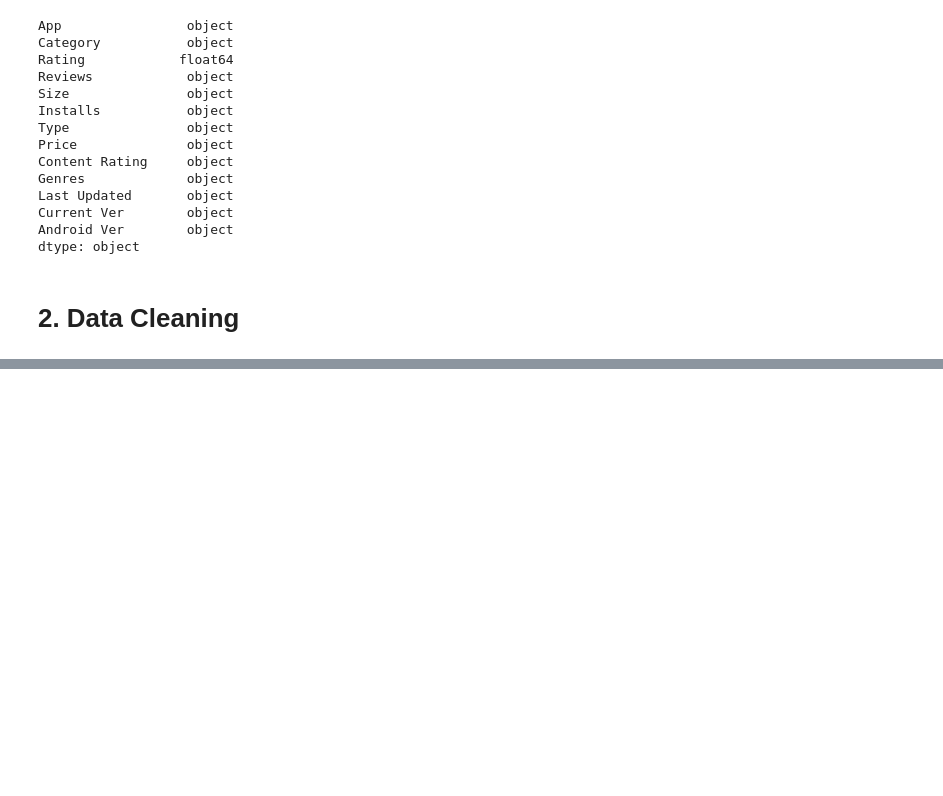
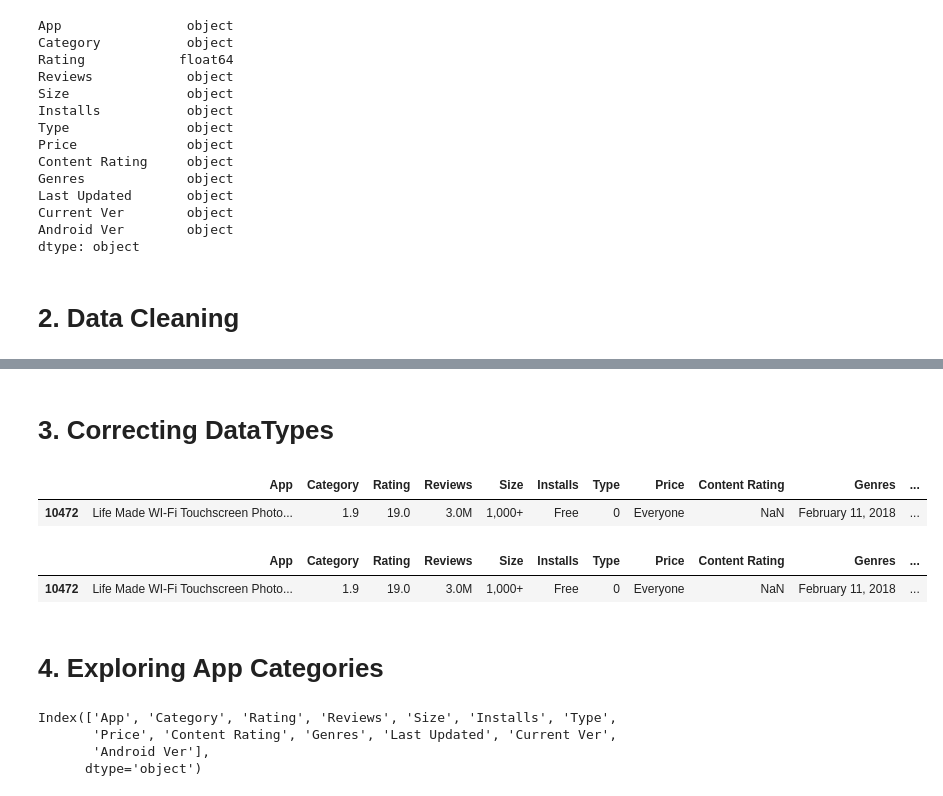
Before and after one commit to Jose-Servin/DataCamp, a Jupyter notebook: Projects/GooglePlayStore_Data_Analysis/self_google_play_data_analysis.ipynb, the cells around one changed output, grey strips where cells are left out. Cells and saved outputs as stored; diff of their text form; code cells hidden in the pictures; blank space fills up the shorter version.

Commit message:
continued work on EDA for GooglePlayStore Data

```diff
--- a/Projects/GooglePlayStore_Data_Analysis/self_google_play_data_analysis.ipynb
+++ b/Projects/GooglePlayStore_Data_Analysis/self_google_play_data_analysis.ipynb
@@ -58,0 +112,12 @@ dtype: object
+# %% [markdown]
+# 3. Correcting DataTypes
+# %%
+apps.query('Installs == "Free"')
+# %% [output]
+|  | App | Category | Rating | Reviews | Size | Installs | Type | Price | Content Rating | Genres | ... |
+| 10472 | Life Made WI-Fi Touchscreen Photo... | 1.9 | 19.0 | 3.0M | 1,000+ | Free | 0 | Everyone | NaN | February 11, 2018 | ... |
+# %%
+apps[apps['Price'] == 'Everyone']
+# %% [output]
+|  | App | Category | Rating | Reviews | Size | Installs | Type | Price | Content Rating | Genres | ... |
+| 10472 | Life Made WI-Fi Touchscreen Photo... | 1.9 | 19.0 | 3.0M | 1,000+ | Free | 0 | Everyone | NaN | February 11, 2018 | ... |
@@ -58,0 +131,9 @@ dtype: object
+# %% [markdown]
+# 4. Exploring App Categories
+# %%
+apps.columns
+# %% [output]
+Index(['App', 'Category', 'Rating', 'Reviews', 'Size', 'Installs', 'Type',
+       'Price', 'Content Rating', 'Genres', 'Last Updated', 'Current Ver',
+       'Android Ver'],
+      dtype='object')
```
Also changed, not shown: parts of 12 cells of this notebook, 1 other file.
